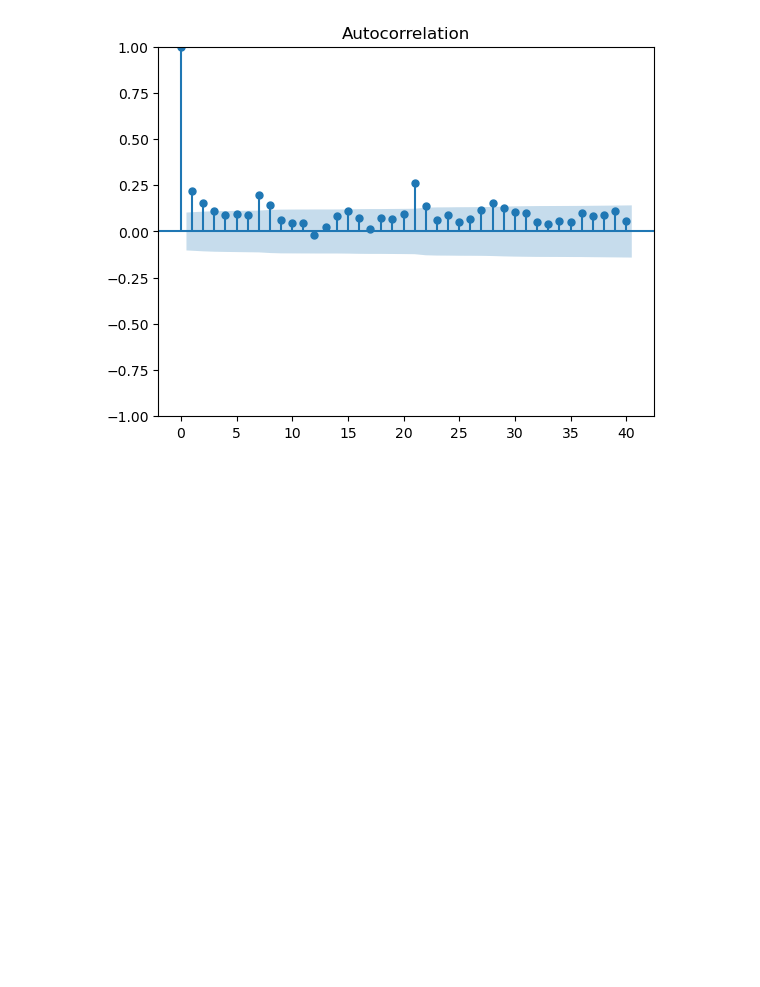
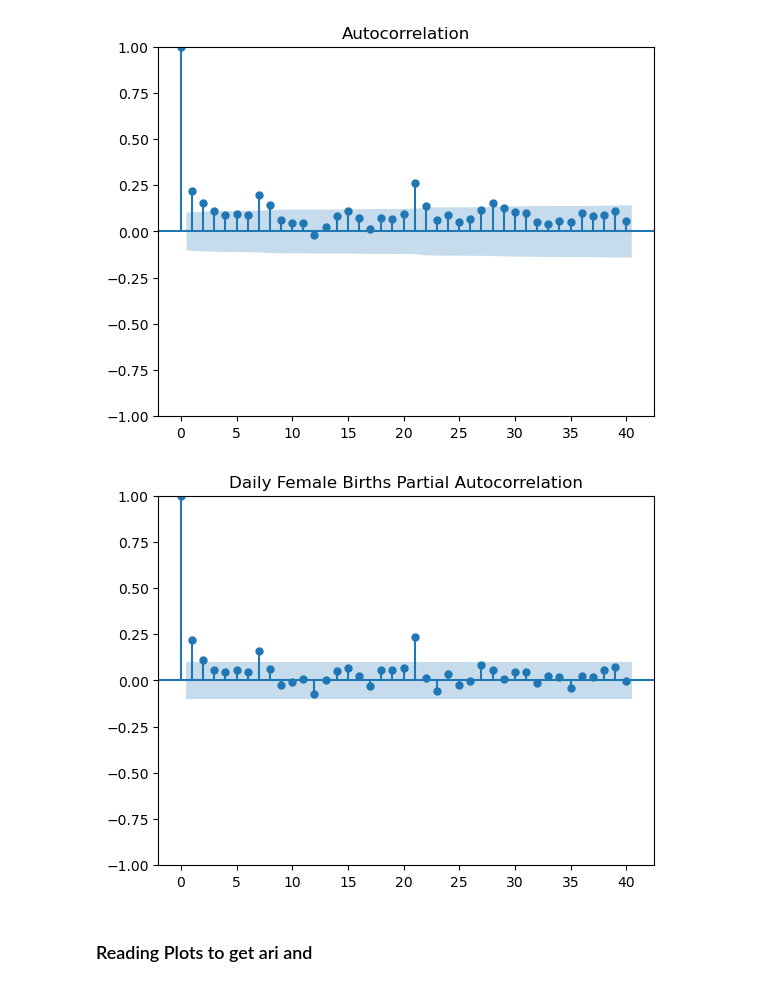
Before and after one commit to Shiska07/Data-Science-and-Machine-Learning, a Jupyter notebook: Time-Series-Analysis/Autocorrelation(ACF) and Partial Autocorrelation Functions(PACF).ipynb, the cells around one changed output. Cells and saved outputs as stored; diff of their text form; code cells hidden in the pictures; blank space fills up the shorter version.

```diff
--- a/Time-Series-Analysis/Autocorrelation(ACF) and Partial Autocorrelation Functions(PACF).ipynb
+++ b/Time-Series-Analysis/Autocorrelation(ACF) and Partial Autocorrelation Functions(PACF).ipynb
@@ -123,3 +127,9 @@ df_s.plot(figsize = (10, 5))
 plot_acf(df_s, lags = 40);
 # %% [output]
 [figure]
+# %%
+plot_pacf(df_s, lags = 40, title = 'Daily Female Births Partial Autocorrelation');
+# %% [output]
+[figure, added]
+# %% [markdown]
+### Reading Plots to get ari and
```
Also changed, not shown: parts of 1 cell of this notebook.
